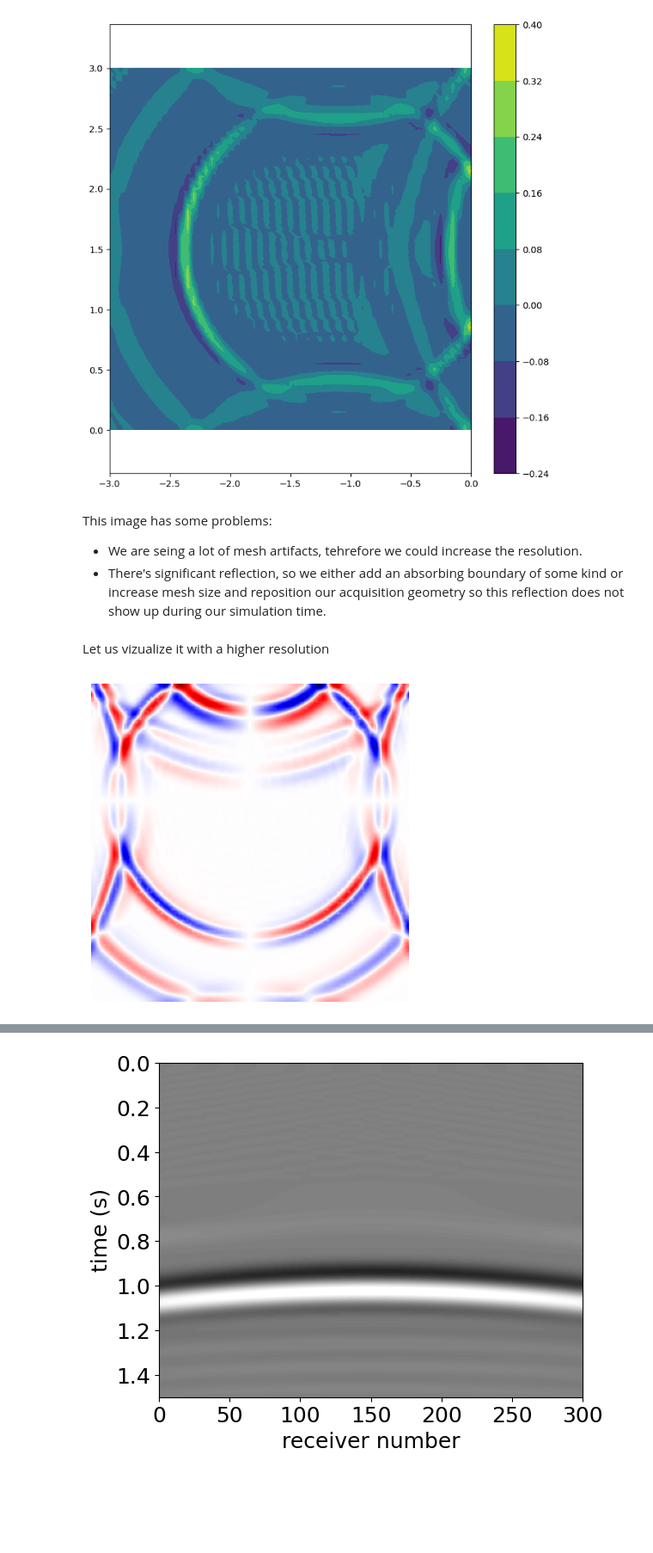
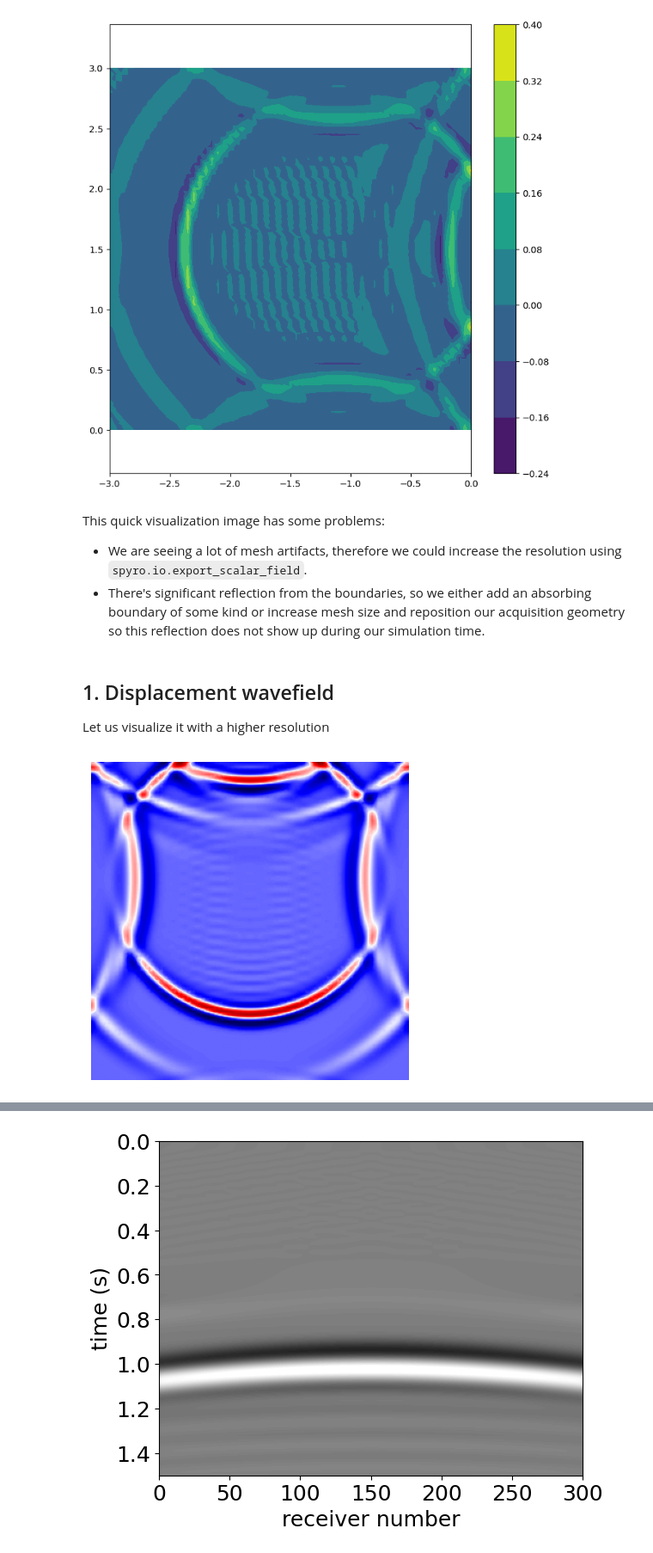
Before and after one commit to NDF-Poli-USP/spyro, a Jupyter notebook: notebook_tutorials/elastic_plots.ipynb, the cells around one changed output, grey strips where cells are left out. Shown at 86% size. Cells and saved outputs as stored; diff of their text form; code cells hidden in the pictures; blank space fills up the shorter version.

```diff
--- a/notebook_tutorials/elastic_plots.ipynb
+++ b/notebook_tutorials/elastic_plots.ipynb
@@ -139,13 +138,16 @@ spyro.plots.plot_function(wave.u_n.sub(1))
 # %% [output]
 [figure]
 # %% [markdown]
-This image has some problems:
-* We are seing a lot of mesh artifacts, tehrefore we could increase the resolution.
-* There's significant reflection, so we either add an absorbing boundary of some kind or increase mesh size and reposition our acquisition geometry so this reflection does not show up during our simulation time.
+This quick visualization image has some problems:
+* We are seeing a lot of mesh artifacts, therefore we could increase the resolution using
+`spyro.io.export_scalar_field`.
+* There's significant reflection from the boundaries, so we either add an absorbing boundary of some kind or increase mesh size and reposition our acquisition geometry so this reflection does not show up during our simulation time.
 # %% [markdown]
-Let us vizualize it with a higher resolution
+## 1. Displacement wavefield
+
+Let us visualize it with a higher resolution
 # %%
 resolution = 0.01
-spyro.io.export_scalar_field(wave.u_n.sub(0), resolution, "last_wavefield.png", comm=wave.comm, show=True, aspect="equal")
+spyro.io.export_scalar_field(wave.u_n.sub(1), resolution, "last_wavefield.png", comm=wave.comm, show=True, aspect="equal")
 # %% [output]
-[figure, old version]
+[figure, new version]
```
Also changed, not shown: parts of 6 cells of this notebook, 2 other files.
